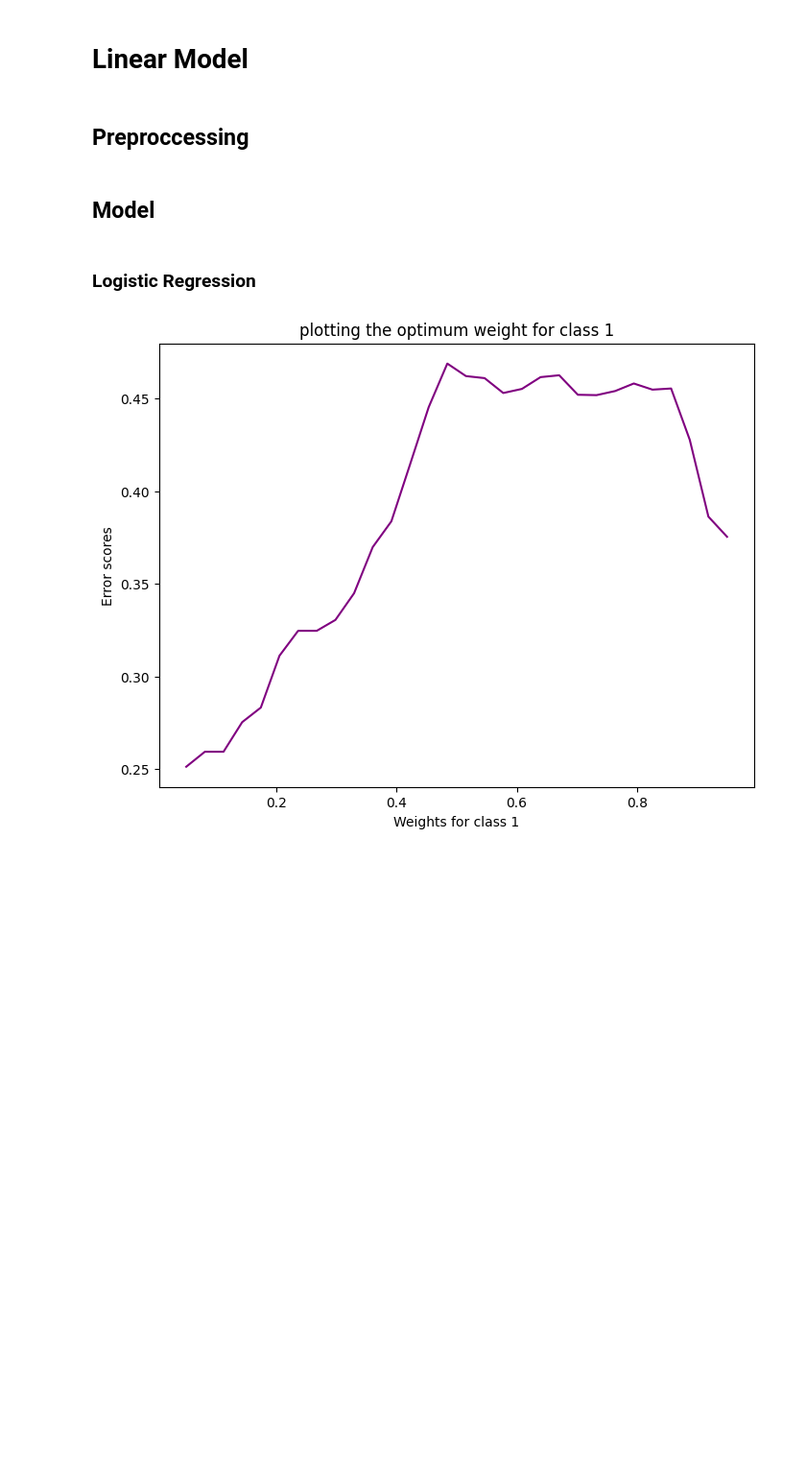
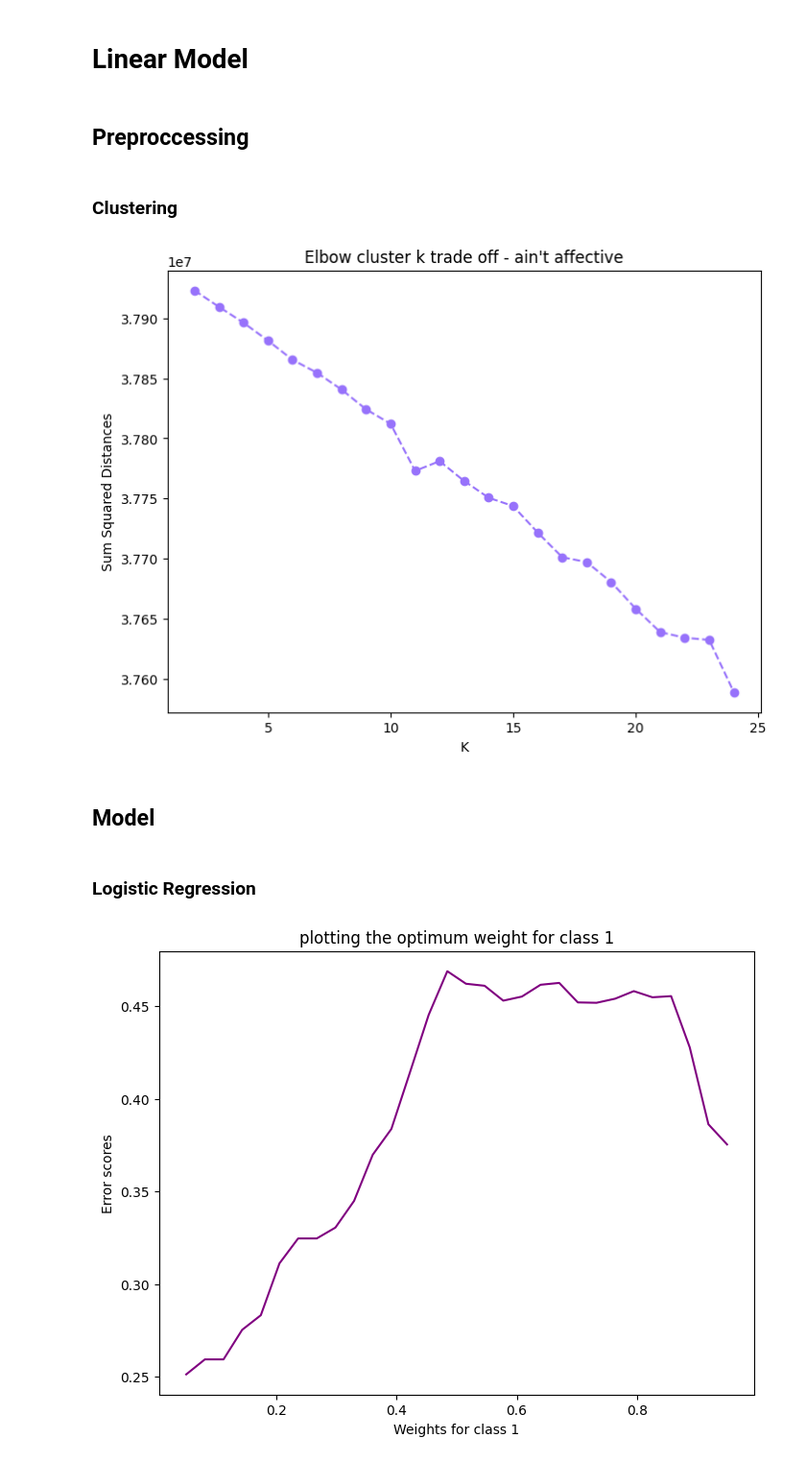
Before and after one commit to Itai1991Ortner/fake_posts_job, a Jupyter notebook: Fake_job.ipynb, the cells around one changed output. Shown at 96% size. Drawn from its saved outputs; the diff is of its cells as text; code cells hidden in the pictures; blank space fills up the shorter version.

Commit message:
add clustering

```diff
--- a/Fake_job.ipynb
+++ b/Fake_job.ipynb
@@ -358,6 +353,29 @@ my_pipe=Pipeline(steps=
 
 X_train_model=my_pipe.fit_transform(X_train)
 X_test_model=my_pipe.transform(X_test)
+# %% [markdown]
+### Clustering
+# %%
+def kmeans_elbow_method(df):
+    """elbow method for k number of clusters"""
+    ssd=[]
+    for k in range(2,25):
+        cluster_model=KMeans(n_clusters=k)
+        cluster_model.fit(df)
+
+        ssd.append(cluster_model.inertia_) #sum_squared_distances points--> distances from cluster center point to all other point in the cluster
+    return ssd
+
+cluster_ssd=kmeans_elbow_method(X_train_model)
+# %%
+plt.figure(figsize=(8,6),dpi=100)
+plt.title("Elbow cluster k trade off - ain't affective")
+plt.plot(range(2,25),cluster_ssd,'o--', color='#9772FB')
+plt.xlabel('K')
+plt.ylabel('Sum Squared Distances')
+plt.show()
+# %% [output]
+[figure, added]
 # %% [markdown]
 ## Model
 # %% [markdown]
```
Also changed, not shown: parts of 4 cells of this notebook.
